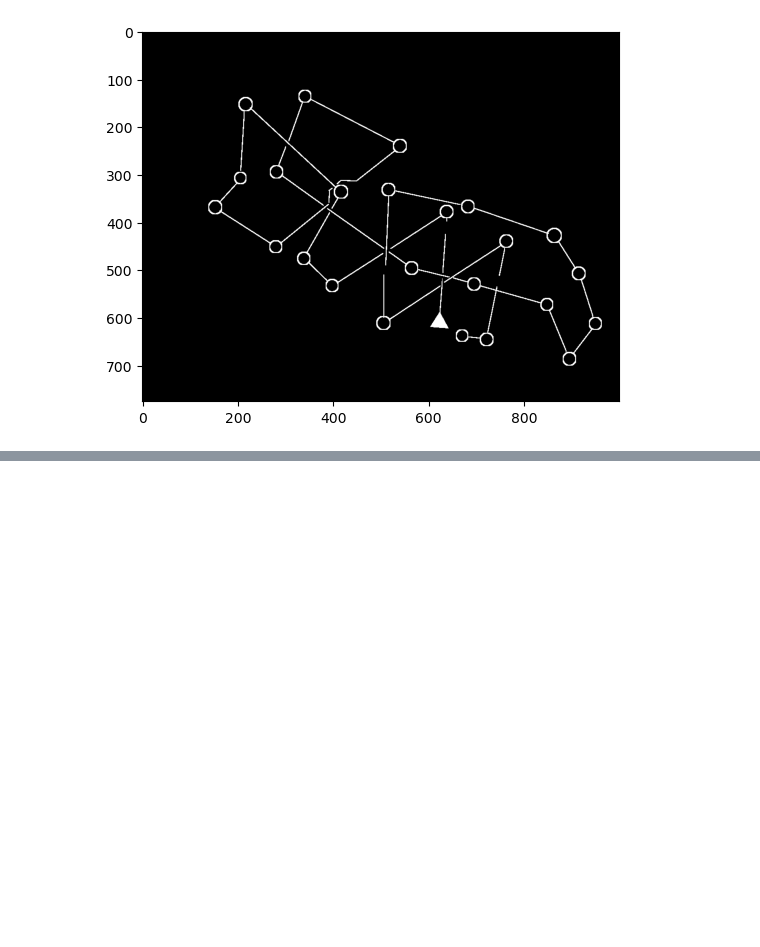
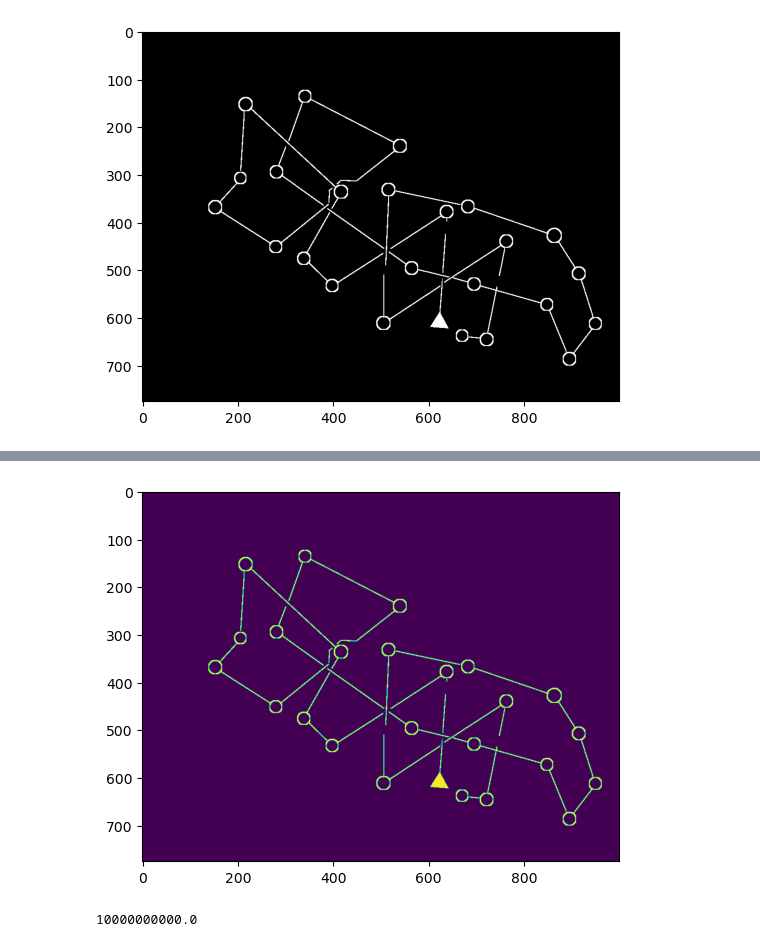
Before and after one commit to ianblair87/maps-analyzer, a Jupyter notebook: track_analysis.ipynb, the cells around one changed output, grey strips where cells are left out. Cells and saved outputs as stored; diff of their text form; code cells hidden in the pictures; blank space fills up the shorter version.

```diff
--- a/track_analysis.ipynb
+++ b/track_analysis.ipynb
@@ -105,0 +218,5 @@ plt.show()
+# %%
+calculate_penalty(6, 5, circles, img, visualize=True)
+# %% [output]
+[figure, added]
+10000000000.0
```
Also changed, not shown: parts of 15 cells of this notebook.
